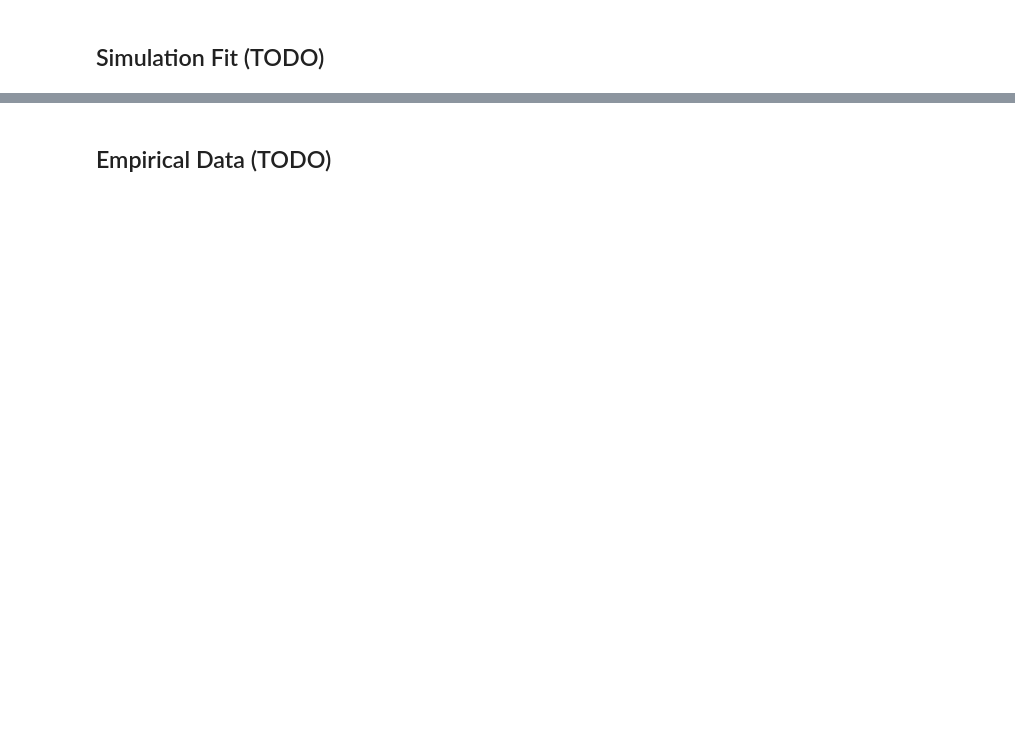
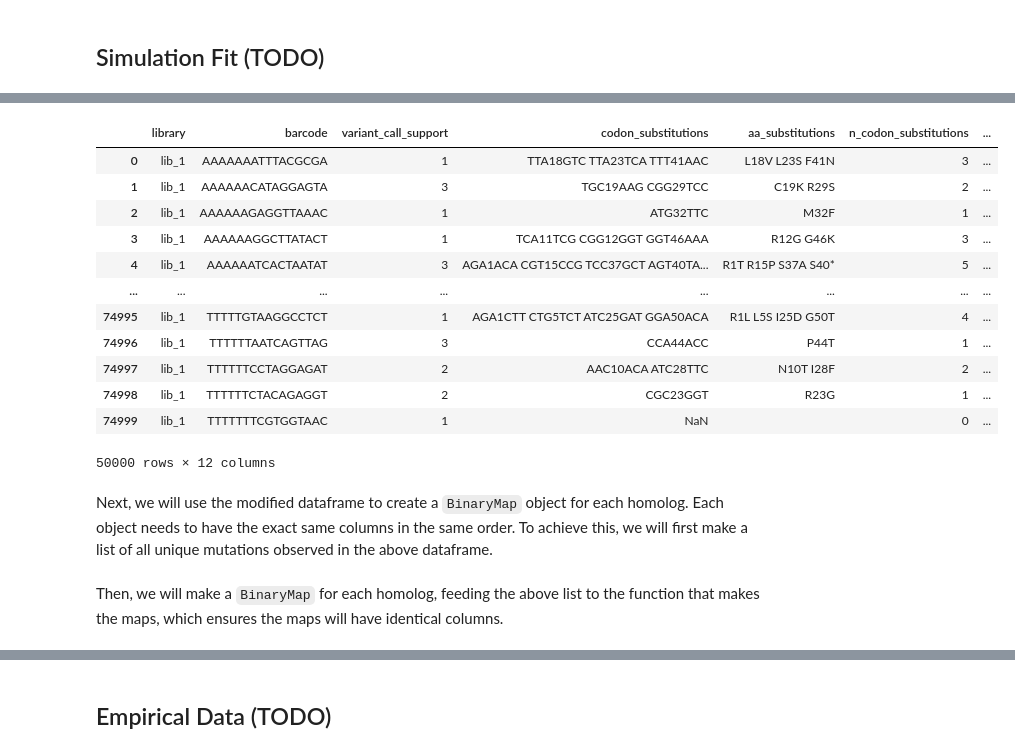
Before and after one commit to matsengrp/multidms, a Jupyter notebook: model-harv.ipynb, the cells around one changed output, grey strips where cells are left out. Drawn from its saved outputs; the diff is of its cells as text; code cells hidden in the pictures; blank space fills up the shorter version.

```diff
--- a/model-harv.ipynb
+++ b/model-harv.ipynb
@@ -408,0 +431,9 @@ params
+# %%
+import json
+homologs = json.load(open("results/homolog_aa_seqs.json", "r"))
+# %%
+homologs["reference"] = homologs['1']
+homologs["H2"] = homologs['2']
+del homologs['1']
+del homologs['2']
+homologs
@@ -408,0 +461,19 @@ params
+# %%
+func_score_df = variant_mutations_wrt_ref(simulated_dataset_lib1, homologs, "homolog", "aa_substitutions")
+func_score_df
+# %% [output]
+|  | library | barcode | variant_call_support | codon_substitutions | aa_substitutions | n_codon_substitutions | ... |
+| 0 | lib_1 | AAAAAAATTTACGCGA | 1 | TTA18GTC TTA23TCA TTT41AAC | L18V L23S F41N | 3 | ... |
+| 1 | lib_1 | AAAAAACATAGGAGTA | 3 | TGC19AAG CGG29TCC | C19K R29S | 2 | ... |
+| 2 | lib_1 | AAAAAAGAGGTTAAAC | 1 | ATG32TTC | M32F | 1 | ... |
+| 3 | lib_1 | AAAAAAGGCTTATACT | 1 | TCA11TCG CGG12GGT GGT46AAA | R12G G46K | 3 | ... |
+| 4 | lib_1 | AAAAAATCACTAATAT | 3 | AGA1ACA CGT15CCG TCC37GCT AGT40TA... | R1T R15P S37A S40* | 5 | ... |
+| ... | ... | ... | ... | ... | ... | ... | ... |
+| 74995 | lib_1 | TTTTTGTAAGGCCTCT | 1 | AGA1CTT CTG5TCT ATC25GAT GGA50ACA | R1L L5S I25D G50T | 4 | ... |
+| 74996 | lib_1 | TTTTTTAATCAGTTAG | 3 | CCA44ACC | P44T | 1 | ... |
+| 74997 | lib_1 | TTTTTTCCTAGGAGAT | 2 | AAC10ACA ATC28TTC | N10T I28F | 2 | ... |
+| 74998 | lib_1 | TTTTTTCTACAGAGGT | 2 | CGC23GGT | R23G | 1 | ... |
+| 74999 | lib_1 | TTTTTTTCGTGGTAAC | 1 | NaN |  | 0 | ... |
+50000 rows × 12 columns
+# %% [markdown]
+Next, we will use the modified dataframe to create a `BinaryMap` object for each homolog. Each object needs to have the exact same columns in the same order. To achieve this, we will first make a list of all unique mutations observed in the above dataframe.
@@ -408,0 +486,2 @@ params
+# %% [markdown]
+Then, we will make a `BinaryMap` for each homolog, feeding the above list to the function that makes the maps, which ensures the maps will have identical columns.
```
Also changed, not shown: parts of 31 cells of this notebook, 1 other file.
